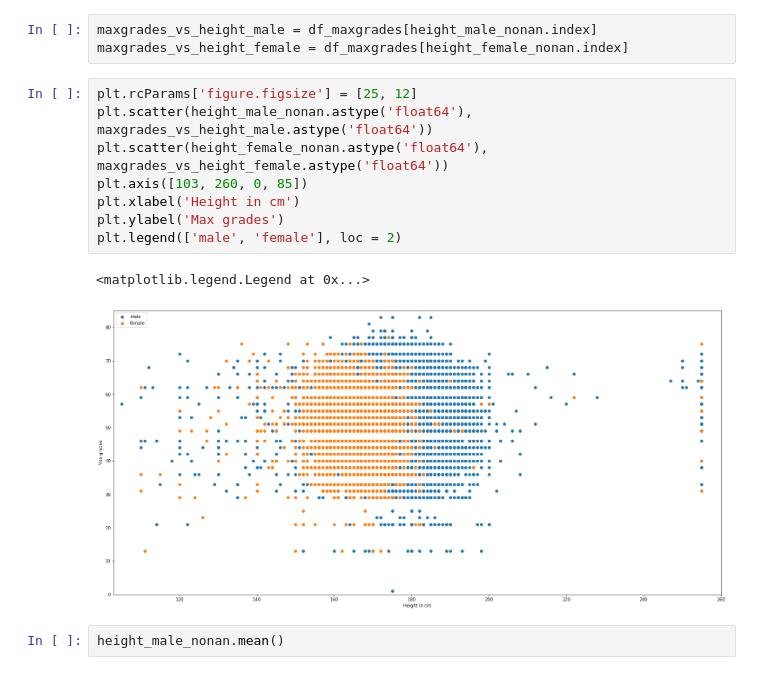
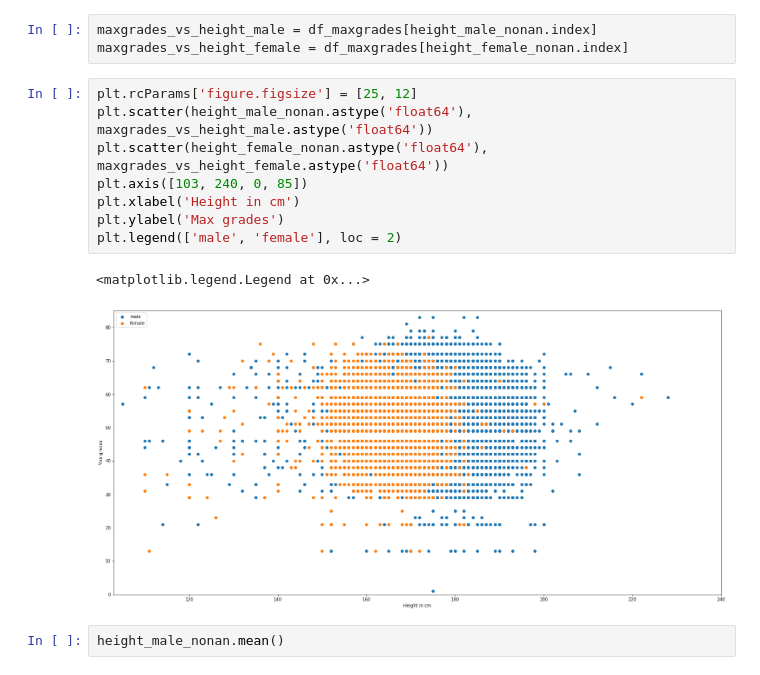
Before and after one commit to victor-mouquin/8a.nu, a Jupyter notebook: 8a.nu_climbing.ipynb, the cells around one changed output. Saved outputs shown, nothing was run; the diff lists cells and outputs as text.

```diff
--- a/8a.nu_climbing.ipynb
+++ b/8a.nu_climbing.ipynb
@@ -313,14 +313,14 @@ maxgrades_vs_height_female = df_maxgrades[height_female_nonan.index]
 # %%
 plt.rcParams['figure.figsize'] = [25, 12]
 plt.scatter(height_male_nonan.astype('float64'), maxgrades_vs_height_male.astype('float64'))
 plt.scatter(height_female_nonan.astype('float64'), maxgrades_vs_height_female.astype('float64'))
-plt.axis([103, 260, 0, 85])
+plt.axis([103, 240, 0, 85])
 plt.xlabel('Height in cm')
 plt.ylabel('Max grades')
 plt.legend(['male', 'female'], loc = 2)
 # %% [output]
 <matplotlib.legend.Legend at 0x...>
-[figure, old version]
+[figure, new version]
 # %%
 height_male_nonan.mean()
 # %% [output]
```
Also changed, not shown: parts of 22 cells of this notebook.
